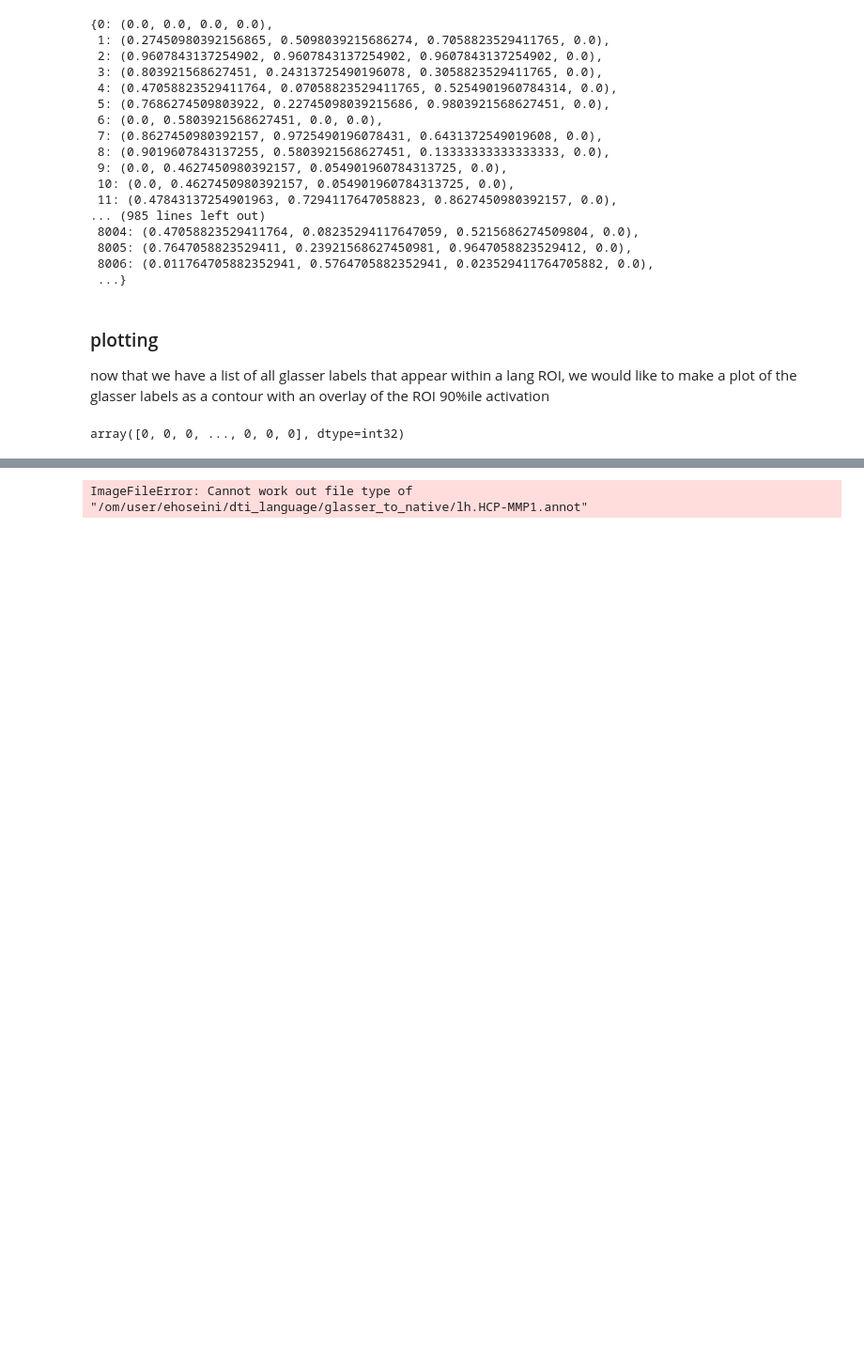
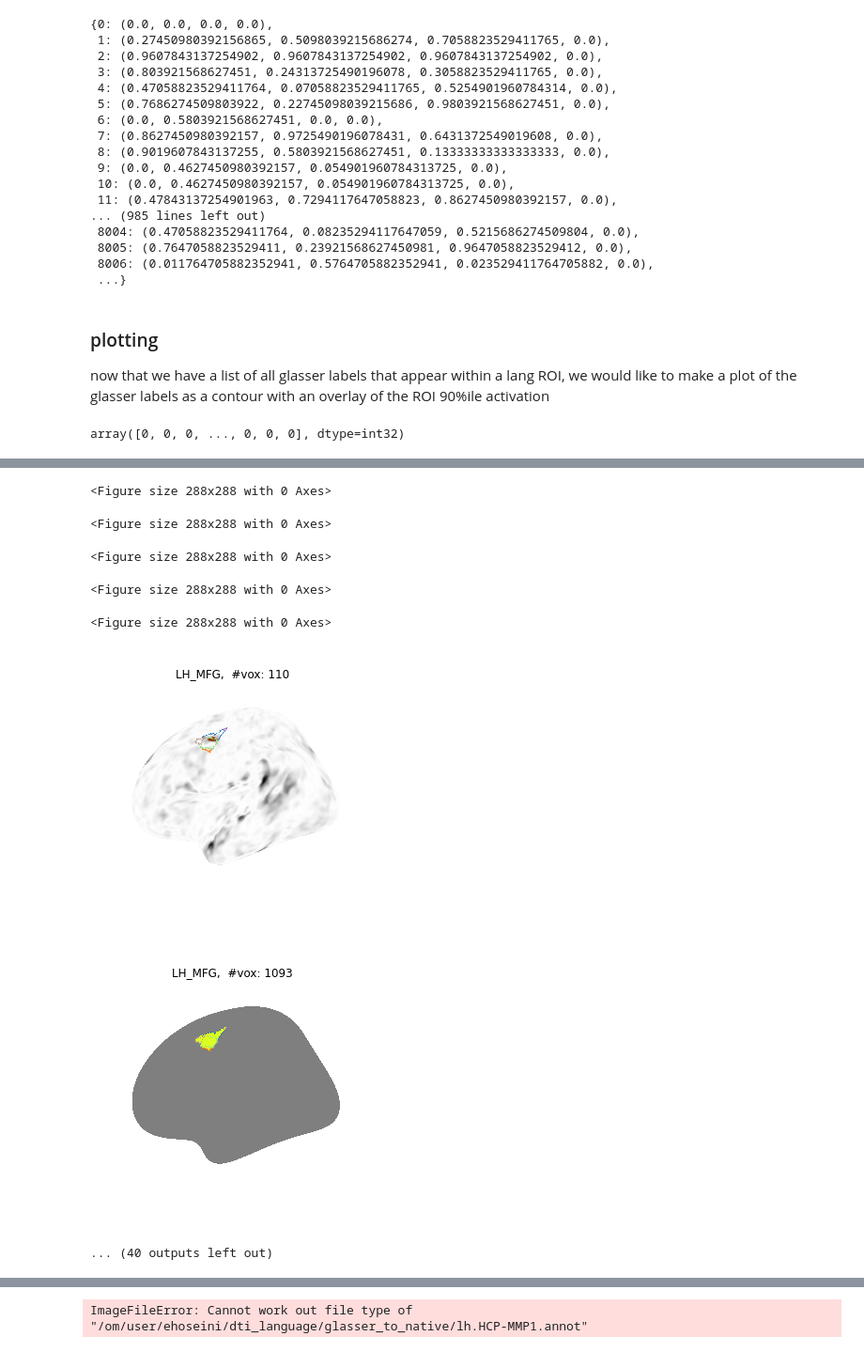
Before and after one commit to eghbalhosseini/dti_language, a Jupyter notebook: notebooks/glasser_lang_rois_exploratory.ipynb, the cells around one changed output, grey strips where cells are left out. Shown: that part at 94% size. Cells and saved outputs as stored; diff of their text form; code cells hidden in the pictures; blank space fills up the shorter version.

Commit message:
update with changes in the notebook that plots glasser regions and lang ROI on fsaverage surface in the same plot

```diff
--- a/notebooks/glasser_lang_rois_exploratory.ipynb
+++ b/notebooks/glasser_lang_rois_exploratory.ipynb
@@ -233,38 +233,60 @@ for idx, hemi in enumerate(hemis_long):
         for legend in [True, False]:
 
             # first, plot the glasser contours on top of the activation in the lang ROIs
-            figure_act = plotting.plot_surf_roi(surf_mesh=fsaverage['infl_' + hemi], roi_map=roi_voxels,
+            try:
+                figure_act = plotting.plot_surf_roi(surf_mesh=fsaverage['infl_' + hemi], roi_map=roi_voxels,
                                             hemi=hemi, view='lateral', cmap='hot', #axes=ax_brain[idx*2, ix_roi%6],
                                             bg_map=network, bg_on_data=True, alpha=.3, #figure=fig_brain,
                                             title=f'{ROI_name},  #vox: {np.sum(roi_voxels)}',
                                             legend=legend,
                                             darkness=1)
-            _ = plot_glasser_contours_on_fig(figure_act, legend=legend)
-            figure_act.savefig(f'{sub_dti_dir}/{subj_id}_{""}{ROI_name}_roi_fsig_{threshold}_fsavg_glasser_overlay_legend={legend}.png',
-                               facecolor=(.7,.7,.7), edgecolor='none', bbox_inches='tight')
+                _ = plot_glasser_contours_on_fig(figure_act, legend=legend)
+                # figure_act.savefig(f'{sub_dti_dir}/{subj_id}_{""}{ROI_name}_roi_fsig_{threshold}_fsavg_glasser_overlay_legend={legend}.png',
+                #                 facecolor=(.7,.7,.7), edgecolor='none', bbox_inches='tight')
+                figure_act.clf()
+            except ValueError as e:
+                if "Vertices in parcellation do not form region" in repr(e):
+                    print(f'{ROI_name} activations', e)
+                    pass
+                else:
+                    raise
 
-            # next, plot the glasser contours on top of the actual ROI
-            figure_roi = plotting.plot_surf_roi(surf_mesh=fsaverage['infl_' + hemi], roi_map=roi_surf,
-                                            hemi=hemi, view='lateral', #axes=ax_brain[idx*2+1, ix_roi%6],
-                                            bg_map=network, bg_on_data=True, alpha=.3, #figure=fig_brain,
-                                            colors=['k', ],
-                                            title=f'{ROI_name},  #vox: {np.sum(roi_voxels)}',
-                                            legend=legend,
-                                            darkness=1)
-            _ = plot_glasser_contours_on_fig(figure_roi, legend=legend)
-            figure_roi.savefig(f'{sub_dti_dir}/{subj_id}_{""}{ROI_name}_roi_parcel_fsavg_glasser_overlay_legend={legend}.png',
-                               facecolor=(.7,.7,.7), edgecolor='none', bbox_inches='tight')
+            try:
+                # next, plot the glasser contours on top of the actual ROI
+                figure_roi = plotting.plot_surf_roi(surf_mesh=fsaverage['infl_' + hemi], roi_map=roi_surf,
+                                                hemi=hemi, view='lateral', #axes=ax_brain[idx*2+1, ix_roi%6],
+                                                bg_map=None, bg_on_data=False, alpha=.3, #figure=fig_brain,
+                                                colors=['k', ],
+                                                title=f'{ROI_name},  #vox: {np.sum(roi_surf)}',
+                                                legend=legend,
+                                                darkness=1)
+                _ = plot_glasser_contours_on_fig(figure_roi, legend=legend)
+                # figure_roi.savefig(f'{sub_dti_dir}/{subj_id}_{""}{ROI_name}_roi_parcel_fsavg_glasser_overlay_legend={legend}.png',
+                #                 facecolor=(.7,.7,.7), edgecolor='none', bbox_inches='tight')
+                figure_roi.clf()
+            except ValueError as e:
+                if "Vertices in parcellation do not form region" in repr(e):
+                    print(f'{ROI_name} ROI', e)
+                    pass
+                else:
+                    raise
 
-
-    # plot full glasser regions map map
-    figure = plotting.plot_surf_roi(surf_mesh=fsaverage['infl_' + hemi], roi_map=all_glasser_regions,
-                                    hemi=hemi, view='lateral', cmap='hot',
-                                    bg_map=network, bg_on_data=False, alpha=.3,
-                                    title=f'all glasser regions in {hemi}',
-                                    darkness=1)
-    figure.savefig(f'{sub_dti_dir}/{subj_id}all_{network_id}_{hemi}_roi_fsavg_glasser_overlay.png',
-                        facecolor=(.7,.7,.7), edgecolor='none', bbox_inches='tight')
-
+    try:
+        # plot full glasser regions map map
+        figure = plotting.plot_surf_roi(surf_mesh=fsaverage['infl_' + hemi], roi_map=all_glasser_regions,
+                                        hemi=hemi, view='lateral', cmap='hot',
+                                        bg_map=network, bg_on_data=False, alpha=.3,
+                                        title=f'all glasser regions in {hemi}',
+                                        darkness=1)
+        # figure.savefig(f'{sub_dti_dir}/{subj_id}all_{network_id}_{hemi}_roi_fsavg_glasser_overlay.png',
+        #                     facecolor=(.7,.7,.7), edgecolor='none', bbox_inches='tight')
+        figure.clf()
+    except ValueError as e:
+        if "Vertices in parcellation do not form region" in repr(e):
+            print(f'{ROI_name} just glasser contours', e)
+            pass
+        else:
+            raise
 
     #     break
     # break
@@ -274,0 +323,8 @@ ROI name: LH_IFGorb, number of voxels 88
+<Figure size 288x288 with 0 Axes>
+<Figure size 288x288 with 0 Axes>
+<Figure size 288x288 with 0 Axes>
+<Figure size 288x288 with 0 Axes>
+<Figure size 288x288 with 0 Axes>
+[figure, added]
+[figure, added]
+... (40 outputs left out)
```
Also changed, not shown: parts of 2 cells of this notebook.
